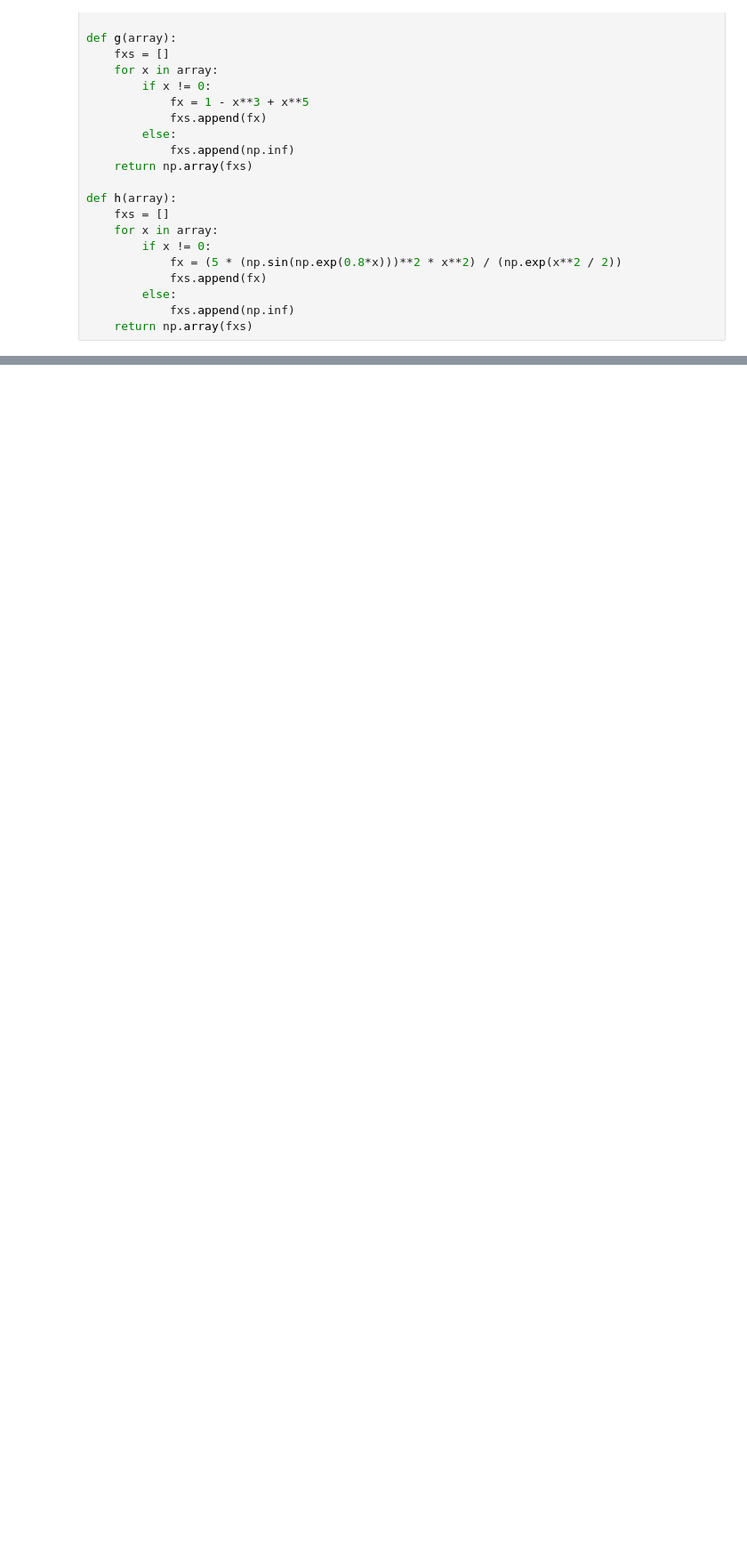
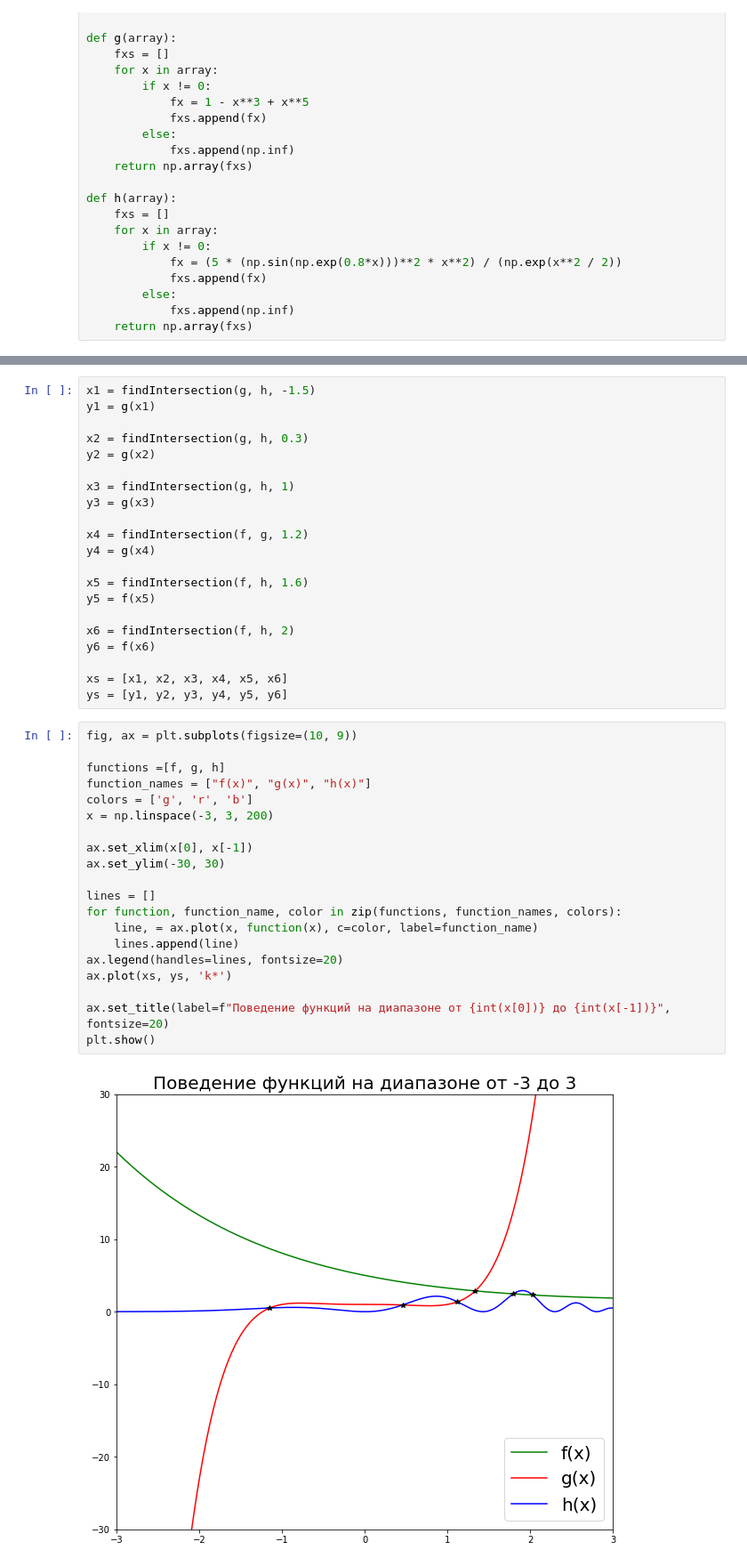
Before and after one commit to Daniil-Solo/Machine-learning-HSE-Specialization, a Jupyter notebook: Data collection and analysis in Python/Master of visualization/Matplotlib Learning the group of some function.ipynb, the cells around one changed output, grey strips where cells are left out. Shown at 89% size. Drawn from its saved outputs; the diff is of its cells as text; blank space fills up the shorter version.

```diff
--- a/Data collection and analysis in Python/Master of visualization/Matplotlib Learning the group of some function.ipynb
+++ b/Data collection and analysis in Python/Master of visualization/Matplotlib Learning the group of some function.ipynb
@@ -67,0 +94,43 @@ plt.show()
+# %%
+x1 = findIntersection(g, h, -1.5)
+y1 = g(x1)
+
+x2 = findIntersection(g, h, 0.3)
+y2 = g(x2)
+
+x3 = findIntersection(g, h, 1)
+y3 = g(x3)
+
+x4 = findIntersection(f, g, 1.2)
+y4 = g(x4)
+
+x5 = findIntersection(f, h, 1.6)
+y5 = f(x5)
+
+x6 = findIntersection(f, h, 2)
+y6 = f(x6)
+
+xs = [x1, x2, x3, x4, x5, x6]
+ys = [y1, y2, y3, y4, y5, y6]
+# %%
+fig, ax = plt.subplots(figsize=(10, 9))
+
+functions =[f, g, h]
+function_names = ["f(x)", "g(x)", "h(x)"]
+colors = ['g', 'r', 'b']
+x = np.linspace(-3, 3, 200)
+
+ax.set_xlim(x[0], x[-1])
+ax.set_ylim(-30, 30)
+
+lines = []
+for function, function_name, color in zip(functions, function_names, colors):
+    line, = ax.plot(x, function(x), c=color, label=function_name)
+    lines.append(line)
+ax.legend(handles=lines, fontsize=20)
+ax.plot(xs, ys, 'k*')
+
+ax.set_title(label=f"Поведение функций на диапазоне от {int(x[0])} до {int(x[-1])}", fontsize=20)
+plt.show()
+# %% [output]
+[figure, added]
```
Also changed, not shown: parts of 7 cells of this notebook.
